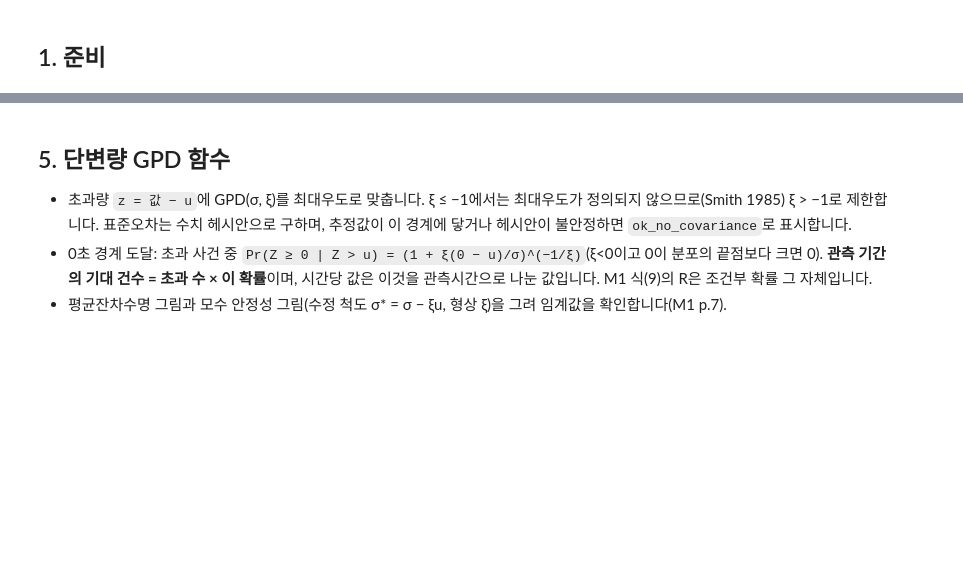
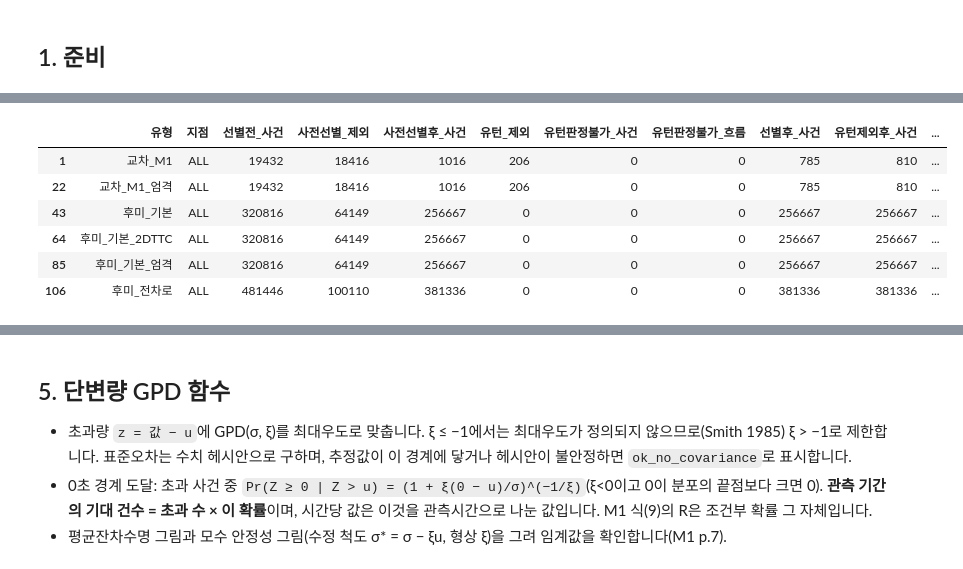
Before and after one commit to seungjoo-03/transportation-reasearch-traffic, a Jupyter notebook: analysis/06_송도_TTCPET_단변량이변량EVT.ipynb, the cells around one changed output, grey strips where cells are left out. Cells and saved outputs as stored; diff of their text form; code cells hidden in the pictures; blank space fills up the shorter version.

```diff
--- a/analysis/06_송도_TTCPET_단변량이변량EVT.ipynb
+++ b/analysis/06_송도_TTCPET_단변량이변량EVT.ipynb
@@ -127,25 +506,99 @@ print("사건: 후미추돌", len(rear), "| 교차", len(cross), "| 관측시간
 # %%
-def as_negated(table, ttc_col, pet_col):
-    x = np.where(table["ttc_status"].eq("computed"), -pd.to_numeric(table[ttc_col], errors="coerce"), np.nan)
-    y = np.where(table["pet_status"].eq("computed"), -pd.to_numeric(table[pet_col], errors="coerce"), np.nan)
-    return pd.DataFrame({"site": table["site"].to_numpy(), "x": x, "y": y})
+import time as _cell_time
+_cell_started = _cell_time.perf_counter()
+def as_negated(table, ttc_col, pet_col, strict=False, speed_cols=None, ttc_status="ttc_status", types=None,
+               ttc_jitter="jitter_ttc"):
+    ttc = pd.to_numeric(table[ttc_col], errors="coerce")
+    pet = pd.to_numeric(table[pet_col], errors="coerce")
+    jitter_x_removed = table[ttc_status].eq("computed") & np.isfinite(ttc) & table[ttc_jitter]
+    jitter_y_removed = table["pet_status"].eq("computed") & np.isfinite(pet) & table["jitter_pet"]
+    eligible_x = ~table[ttc_jitter]
+    eligible_y = ~table["jitter_pet"]
+    ok_x = table[ttc_status].eq("computed") & eligible_x
+    ok_y = table["pet_status"].eq("computed") & eligible_y
+    lane_change = pd.Series(False, index=table.index)
+    if types is not None:
+        lc_x = table[types[0]].eq("lane_change")
+        lc_y = table[types[1]].eq("lane_change")
+        lane_change = (lc_x & ok_x) | (lc_y & ok_y)
+        ok_x &= ~lc_x
+        ok_y &= ~lc_y
+        eligible_x &= ~lc_x
+        eligible_y &= ~lc_y
+    base_x, base_y = ok_x.copy(), ok_y.copy()
+    moto = table["motorcycle_involved"]
+    stopped_x = stopped_y = pd.Series(False, index=table.index)
+    if strict:
+        ok_x &= ~moto
+        ok_y &= ~moto
+        eligible_x &= ~moto
+        eligible_y &= ~moto
+        if speed_cols is not None:
+            stopped_x = pd.to_numeric(table[speed_cols[0]], errors="coerce") < STATIONARY_MPS
+            stopped_y = pd.to_numeric(table[speed_cols[1]], errors="coerce") < STATIONARY_MPS
+            ok_x &= ~stopped_x
+            ok_y &= ~stopped_y
+            eligible_x &= ~stopped_x
+            eligible_y &= ~stopped_y
+    x = np.where(ok_x, -ttc, np.nan)
+    y = np.where(ok_y, -pet, np.nan)
+    ttc_overlap = table[ttc_status].eq("body_overlap")
+    pet_overlap = table["pet_status"].eq("body_overlap")
+    usable_before = base_x | base_y
+    return pd.DataFrame({"site": table["site"].to_numpy(), "x": x, "y": y,
+                         "body_overlap": (ttc_overlap | pet_overlap).to_numpy(),
+                         "x_overlap": np.where(ttc_overlap & eligible_x, -ttc, np.nan),
+                         "y_overlap": np.where(pet_overlap & eligible_y, -pet, np.nan),
+                         "jitter_ttc_removed": jitter_x_removed.to_numpy(),
+                         "jitter_pet_removed": jitter_y_removed.to_numpy(),
+                         "lane_change_removed": lane_change.to_numpy(),
+                         "moto_removed": (moto & strict & usable_before).to_numpy(),
+                         "stopped_removed": (((stopped_x & base_x) | (stopped_y & base_y)) & ~(moto & strict)).to_numpy()})
 
 
+rear_base = rear.loc[rear["lane_role"].eq("through_or_shared")]
+m1 = cross.loc[cross["m1_left_turn_opposing_through"].astype(str).str.lower().eq("true")]
+rear_speeds = ["follower_speed_at_min_ttc_mps", "follower_speed_at_min_pet_mps"]
+rear_types = ["ttc_conflict_type", "pet_conflict_type"]
 kinds = {
-    "후미_기본": as_negated(rear.loc[rear["lane_role"].eq("through_or_shared")], "min_ttc_s", "min_pet_s"),
-    "후미_전차로": as_negated(rear, "min_ttc_s", "min_pet_s"),
-    "교차_M1": as_negated(cross.loc[cross["m1_left_turn_opposing_through"].astype(str).str.lower().eq("true")],
-                          "min_ttc_s", "pet_s"),
+    "후미_기본": as_negated(rear_base, "min_ttc_s", "min_pet_s", types=rear_types),
+    "후미_기본_엄격": as_negated(rear_base, "min_ttc_s", "min_pet_s", strict=True, speed_cols=rear_speeds,
+                             types=rear_types),
+    "후미_기본_2DTTC": as_negated(rear_base, "min_ttc_2d_s", "min_pet_s", ttc_status="ttc_2d_status",
+                              types=["ttc_2d_conflict_type", "pet_conflict_type"], ttc_jitter="jitter_ttc_2d"),
+    "후미_전차로": as_negated(rear, "min_ttc_s", "min_pet_s", types=rear_types),
+    "교차_M1": as_negated(m1, "min_ttc_s", "pet_s"),
+    "교차_M1_엄격": as_negated(m1, "min_ttc_s", "pet_s", strict=True),
 }
 strata = {}
 for kind, table in kinds.items():
     strata[(kind, "ALL")] = table
     for site in SITES:
         part = table.loc[table["site"].eq(site)]
         if len(part):
             strata[(kind, site)] = part
-summary_rows = [{"유형": k, "지점": s, "사건": len(t), "TTC있음": int(np.isfinite(t["x"]).sum()),
+summary_rows = [{"유형": k, "지점": s, "사건": len(t), "차체겹침_제외": int(t["body_overlap"].sum()),
+                 "떨림_제외_TTC": int(t["jitter_ttc_removed"].sum()),
+                 "떨림_제외_PET": int(t["jitter_pet_removed"].sum()),
+                 "차로변경_제외": int(t["lane_change_removed"].sum()),
+                 "오토바이_제외": int(t["moto_removed"].sum()),
+                 "정지_제외": int(t["stopped_removed"].sum()),
+                 "TTC있음": int(np.isfinite(t["x"]).sum()),
                  "PET있음": int(np.isfinite(t["y"]).sum()),
                  "둘다": int((np.isfinite(t["x"]) & np.isfinite(t["y"])).sum())} for (k, s), t in strata.items()]
 strata_table = pd.DataFrame(summary_rows)
+strata_table = literature_audit.merge(strata_table, on=["유형", "지점"], how="outer", validate="one_to_one")
+count_columns = ["사건", "차체겹침_제외", "떨림_제외_TTC", "떨림_제외_PET", "차로변경_제외",
+                 "오토바이_제외", "정지_제외", "TTC있음", "PET있음", "둘다"]
+strata_table[count_columns] = strata_table[count_columns].fillna(0).astype("int64")
+assert strata_table["사건"].eq(strata_table["선별후_사건"]).all()
 display(strata_table.loc[strata_table["지점"].eq("ALL")])
+print(f"셀 4 경과: {_cell_time.perf_counter() - _cell_started:.2f}초")
+# %% [output]
+|  | 유형 | 지점 | 선별전_사건 | 사전선별_제외 | 사전선별후_사건 | 유턴_제외 | 유턴판정불가_사건 | 유턴판정불가_흐름 | 선별후_사건 | 유턴제외후_사건 | ... |
+| 1 | 교차_M1 | ALL | 19432 | 18416 | 1016 | 206 | 0 | 0 | 785 | 810 | ... |
+| 22 | 교차_M1_엄격 | ALL | 19432 | 18416 | 1016 | 206 | 0 | 0 | 785 | 810 | ... |
+| 43 | 후미_기본 | ALL | 320816 | 64149 | 256667 | 0 | 0 | 0 | 256667 | 256667 | ... |
+| 64 | 후미_기본_2DTTC | ALL | 320816 | 64149 | 256667 | 0 | 0 | 0 | 256667 | 256667 | ... |
+| 85 | 후미_기본_엄격 | ALL | 320816 | 64149 | 256667 | 0 | 0 | 0 | 256667 | 256667 | ... |
+| 106 | 후미_전차로 | ALL | 481446 | 100110 | 381336 | 0 | 0 | 0 | 381336 | 381336 | ... |
```
Also changed, not shown: parts of 18 cells of this notebook, 8 other files.
